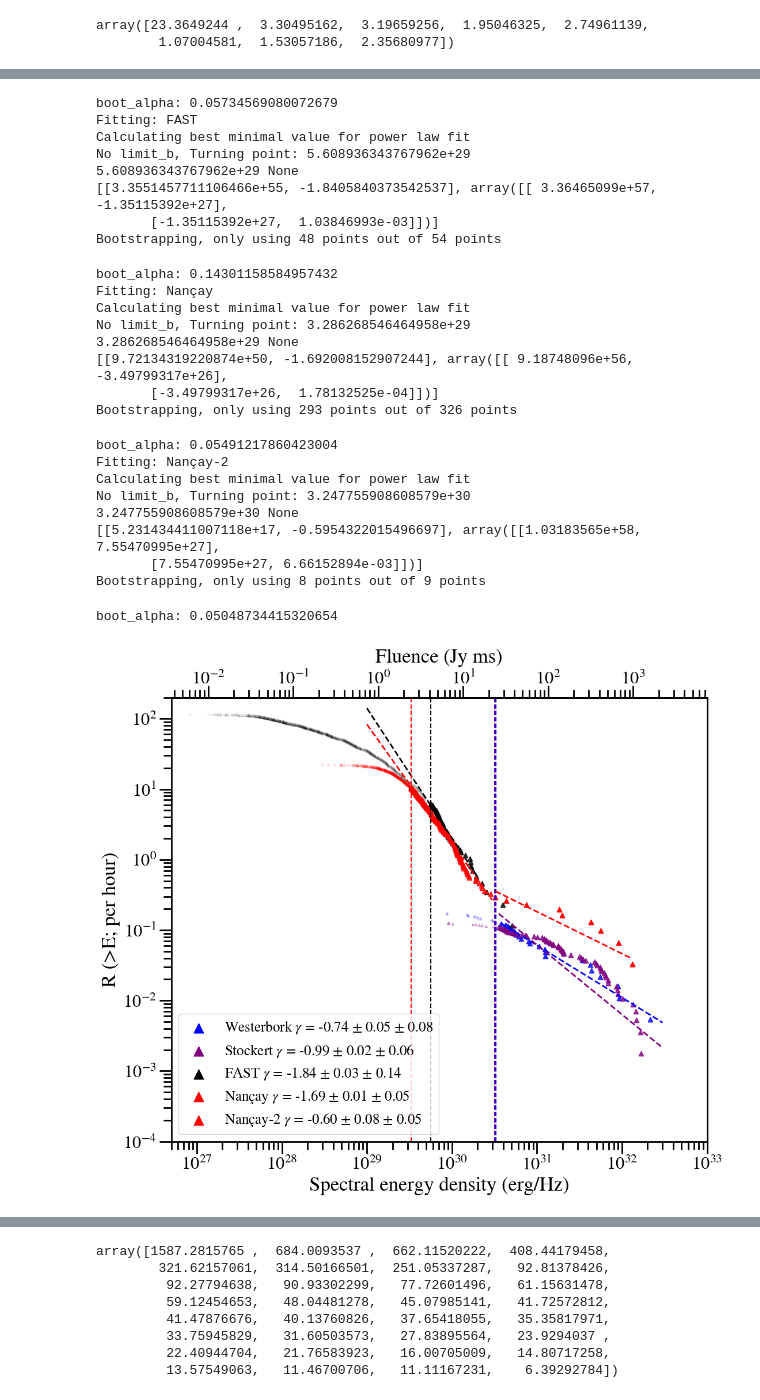
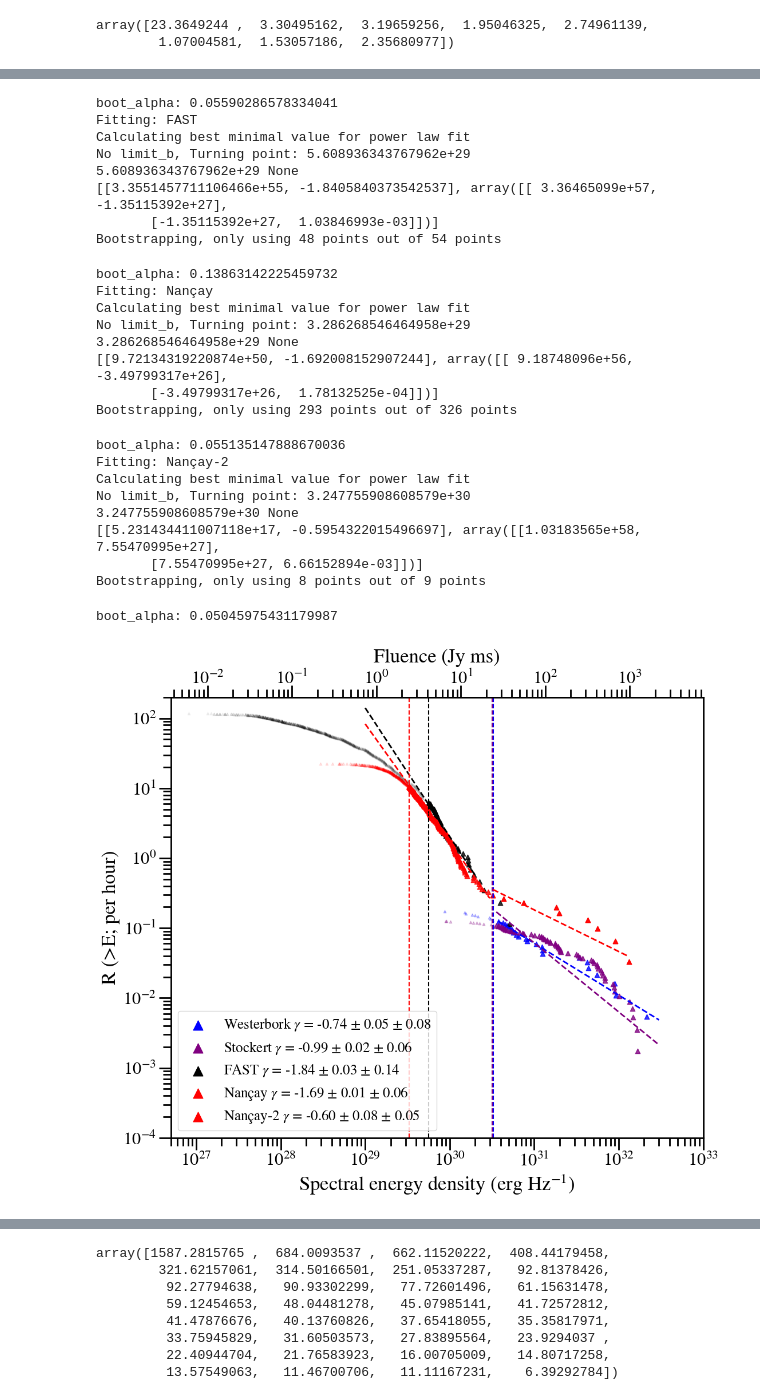
Before and after one commit to astroflash-frb/frb20220912a-ouldboukattine-2025, a Jupyter notebook: python/burst-rates-R117-latest.ipynb, the cells around one changed output, grey strips where cells are left out. Drawn from its saved outputs; the diff is of its cells as text; code cells hidden in the pictures.

```diff
--- a/python/burst-rates-R117-latest.ipynb
+++ b/python/burst-rates-R117-latest.ipynb
@@ -851,7 +851,9 @@ def distr_fast_r117():
     secax.tick_params(axis='x', labelsize=22, pad=-2.5)
 
     plt.ylabel("R (>E; per hour)", fontsize=25)
-    plt.xlabel("Spectral energy density (erg/Hz)", fontsize=25)
+    #
+    #plt.xlabel("Spectral energy density (erg/Hz)", fontsize=25)
+    plt.xlabel("Spectral energy density (erg Hz$^{-1}$)", fontsize=25)
     plt.xscale('log')
     plt.yscale('log')
     plt.xticks(fontsize=22)
@@ -864,10 +866,10 @@ def distr_fast_r117():
     for lh in leg.legendHandles:
         lh.set_alpha(1)
 
-    save_name = "burstrate_paperV4_2scales"
-    plt.savefig(f"../plots/{save_name}.pdf", format = 'pdf', dpi=600, bbox_inches='tight')
+    save_name = "burstrate_paperV5_2scales"
+    plt.savefig(f"../plots/{save_name}.pdf", format = 'pdf', dpi=300, bbox_inches='tight')
     plt.savefig(f"../plots/{save_name}.png", facecolor='white', transparent=False, \
-                format = 'png',bbox_inches='tight', dpi=600)
+                format = 'png',bbox_inches='tight', dpi=300)
     plt.show()
 
     return sols_dict, tresh
@@ -888,36 +890,36 @@ boot_alpha: 0.07755880163744128
 Fitting: Stockert
 Calculating best minimal value for power law fit
 No limit_b, Turning point: 3.5567833112283054e+30
 3.5567833112283054e+30 None
 [[2.4711453482560137e+29, -0.9872537297773023], array([[1.85064455e+57, 8.63146310e+26],
        [8.63146310e+26, 4.75749351e-04]])]
 Bootstrapping, only using 55 points out of 62 points
-boot_alpha: 0.05734569080072679
+boot_alpha: 0.05590286578334041
 Fitting: FAST
 Calculating best minimal value for power law fit
 No limit_b, Turning point: 5.608936343767962e+29
 5.608936343767962e+29 None
 [[3.3551457711106466e+55, -1.8405840373542537], array([[ 3.36465099e+57, -1.35115392e+27],
        [-1.35115392e+27,  1.03846993e-03]])]
 Bootstrapping, only using 48 points out of 54 points
-boot_alpha: 0.14301158584957432
+boot_alpha: 0.13863142225459732
 Fitting: Nançay
 Calculating best minimal value for power law fit
 No limit_b, Turning point: 3.286268546464958e+29
 3.286268546464958e+29 None
 [[9.72134319220874e+50, -1.692008152907244], array([[ 9.18748096e+56, -3.49799317e+26],
        [-3.49799317e+26,  1.78132525e-04]])]
 Bootstrapping, only using 293 points out of 326 points
-boot_alpha: 0.05491217860423004
+boot_alpha: 0.055135147888670036
 Fitting: Nançay-2
 Calculating best minimal value for power law fit
 No limit_b, Turning point: 3.247755908608579e+30
 3.247755908608579e+30 None
 [[5.231434411007118e+17, -0.5954322015496697], array([[1.03183565e+58, 7.55470995e+27],
        [7.55470995e+27, 6.66152894e-03]])]
 Bootstrapping, only using 8 points out of 9 points
-boot_alpha: 0.05048734415320654
+boot_alpha: 0.05045975431179987
-[figure, old version]
+[figure, new version]
 # %%
 def distr_westerbork_p(mjd_toggle=False):
     """
```
Also changed, not shown: parts of 19 cells of this notebook, 4 other files.
